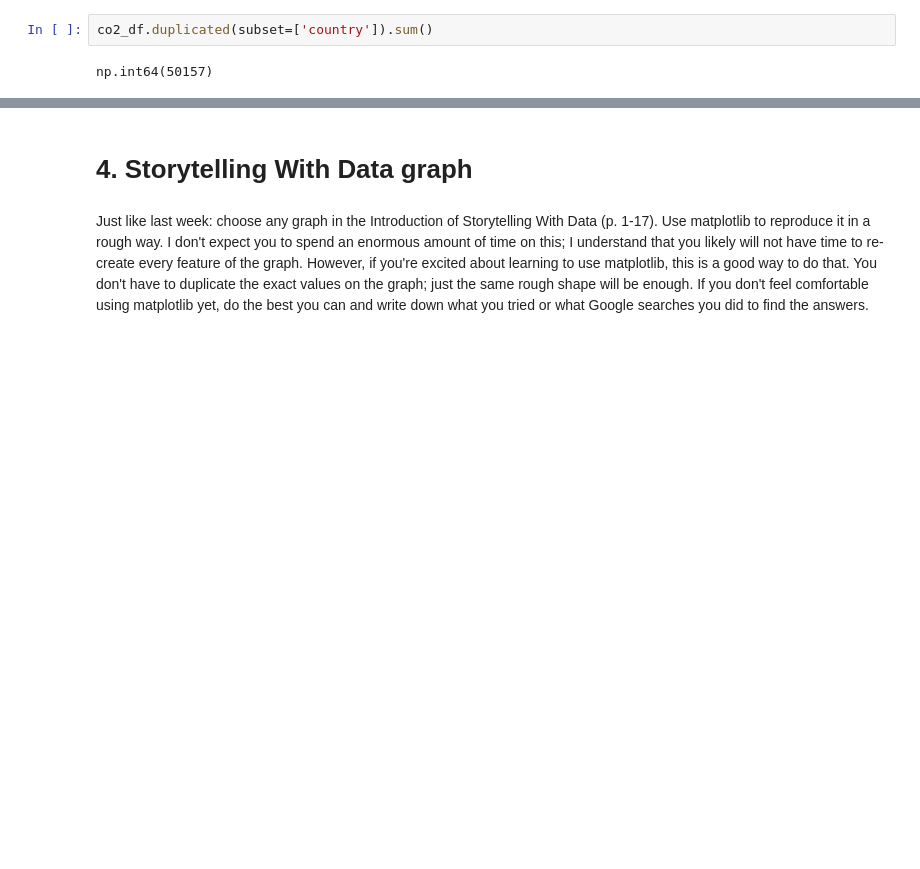
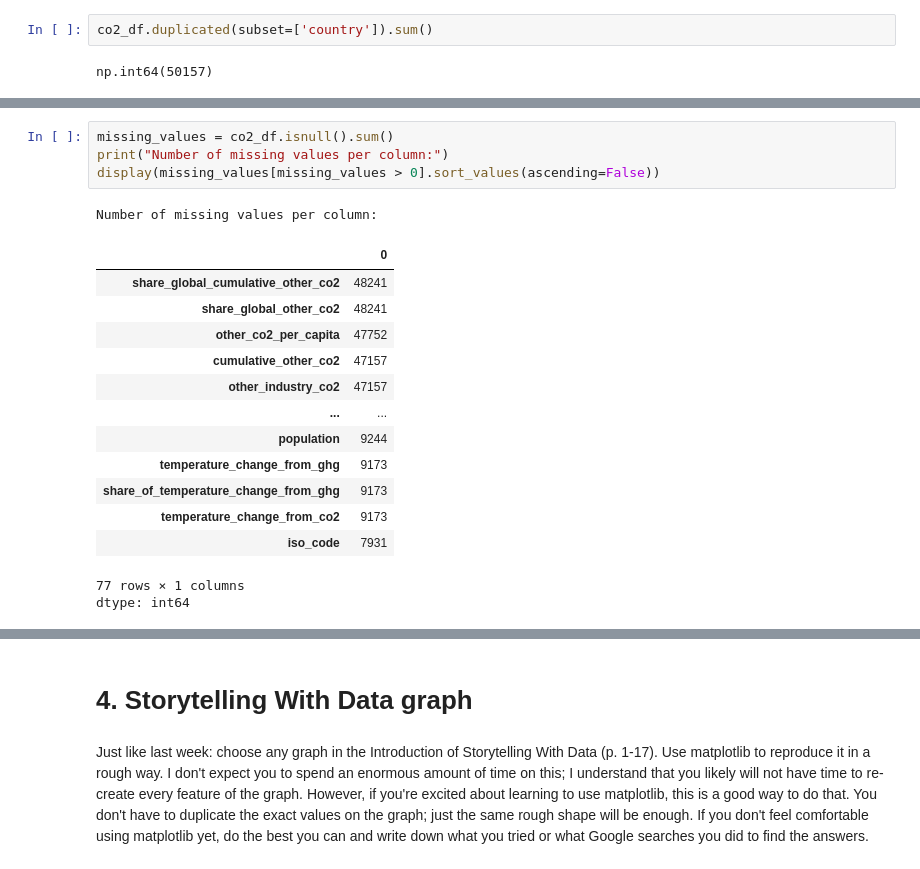
Before and after one commit to salil82/Module-B-semester-2, a Jupyter notebook: OMDS-ModB2-Week2-Deshpande-Salil.ipynb, the cells around one changed output, grey strips where cells are left out. Drawn from its saved outputs; the diff is of its cells as text; blank space fills up the shorter version.

```diff
--- a/OMDS-ModB2-Week2-Deshpande-Salil.ipynb
+++ b/OMDS-ModB2-Week2-Deshpande-Salil.ipynb
@@ -100,0 +148,20 @@ np.int64(50157)
+# %%
+missing_values = co2_df.isnull().sum()
+print("Number of missing values per column:")
+display(missing_values[missing_values > 0].sort_values(ascending=False))
+# %% [output]
+Number of missing values per column:
+|  | 0 |
+| share_global_cumulative_other_co2 | 48241 |
+| share_global_other_co2 | 48241 |
+| other_co2_per_capita | 47752 |
+| cumulative_other_co2 | 47157 |
+| other_industry_co2 | 47157 |
+| ... | ... |
+| population | 9244 |
+| temperature_change_from_ghg | 9173 |
+| share_of_temperature_change_from_ghg | 9173 |
+| temperature_change_from_co2 | 9173 |
+| iso_code | 7931 |
+77 rows × 1 columns
+dtype: int64
```
Also changed, not shown: parts of 10 cells of this notebook.
